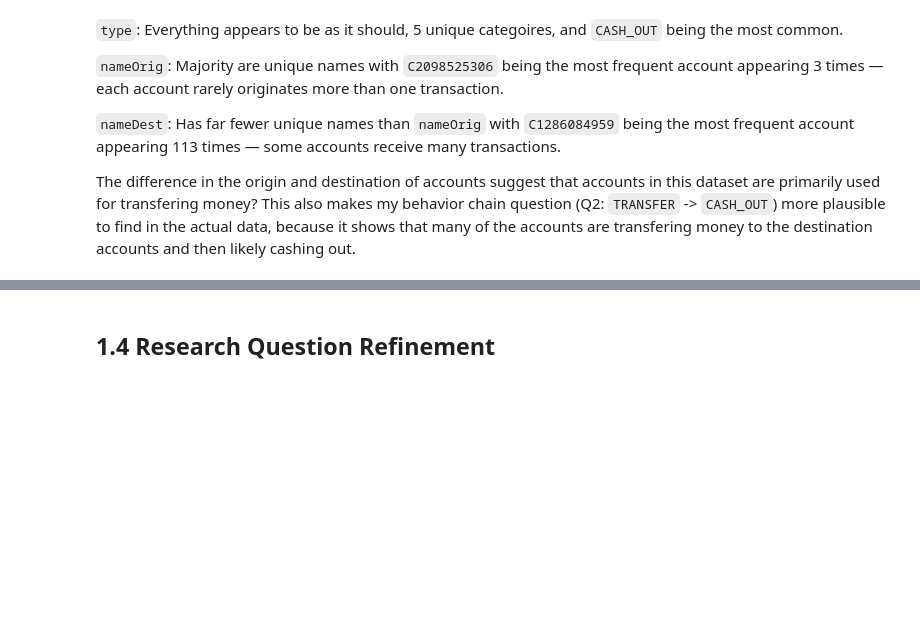
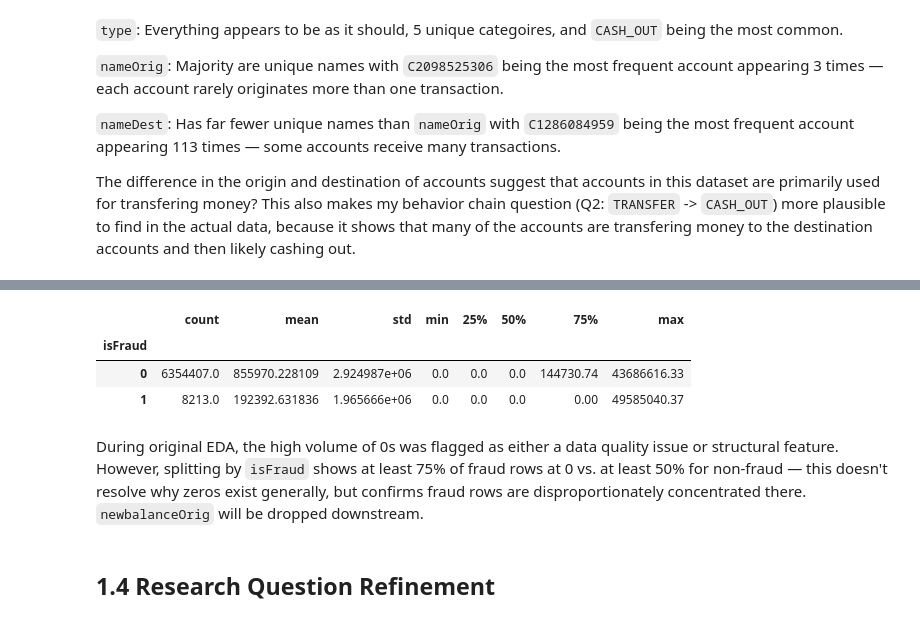
Before and after one commit to joshuasim/fraud-detection, a Jupyter notebook: notebooks/01_eda.ipynb, the cells around one changed output, grey strips where cells are left out. Drawn from its saved outputs; the diff is of its cells as text; code cells hidden in the pictures; blank space fills up the shorter version.

```diff
--- a/notebooks/01_eda.ipynb
+++ b/notebooks/01_eda.ipynb
@@ -163,3 +166,12 @@ The difference in the origin and destination of accounts suggest that accounts i
+# %%
+df.groupby('isFraud')['newbalanceOrig'].describe()
+# %% [output]
+|  | count | mean | std | min | 25% | 50% | 75% | max |
+| isFraud |  |  |  |  |  |  |  |  |
+| 0 | 6354407.0 | 855970.228109 | 2.924987e+06 | 0.0 | 0.0 | 0.0 | 144730.74 | 43686616.33 |
+| 1 | 8213.0 | 192392.631836 | 1.965666e+06 | 0.0 | 0.0 | 0.0 | 0.00 | 49585040.37 |
+# %% [markdown]
+During original EDA, the high volume of 0s was flagged as either a data quality issue or structural feature. However, splitting by `isFraud` shows at least 75% of fraud rows at 0 vs. at least 50% for non-fraud — this doesn't resolve why zeros exist generally, but confirms fraud rows are disproportionately concentrated there. `newbalanceOrig` will be dropped downstream.
 # %% [markdown]
 ## 1.4 Research Question Refinement
 # %% [markdown]
```
Also changed, not shown: parts of 1 cell of this notebook.
